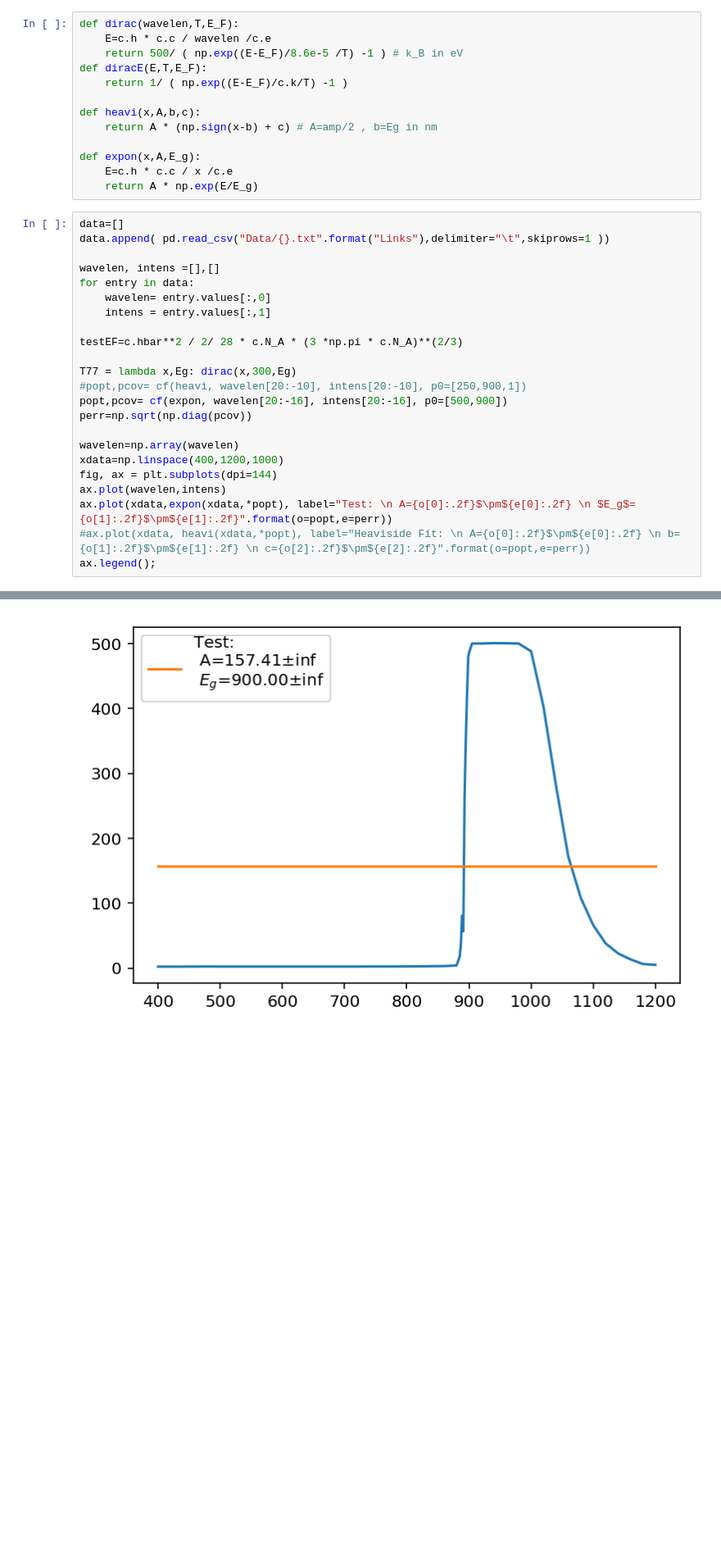
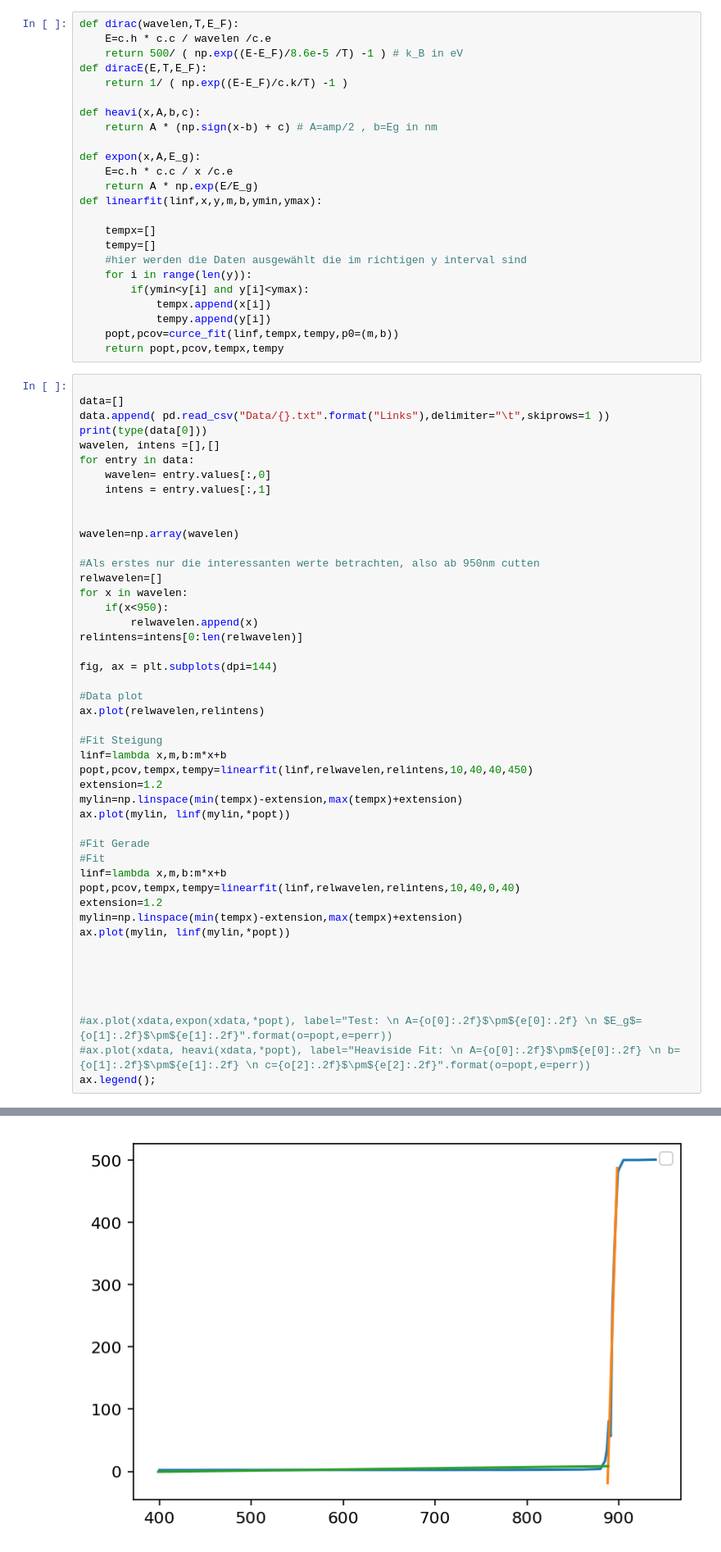
Before and after one commit to qwretz/fpraktikum, a Jupyter notebook: Energy Gap/EnergyGaps.ipynb, the cells around one changed output, grey strips where cells are left out. Shown at 82% size. Drawn from its saved outputs; the diff is of its cells as text; blank space fills up the shorter version.

```diff
--- a/Energy Gap/EnergyGaps.ipynb
+++ b/Energy Gap/EnergyGaps.ipynb
@@ -20,27 +54,62 @@ def heavi(x,A,b,c):
 def expon(x,A,E_g):
     E=c.h * c.c / x /c.e
     return A * np.exp(E/E_g)
+def linearfit(linf,x,y,m,b,ymin,ymax):
+
+    tempx=[]
+    tempy=[]
+    #hier werden die Daten ausgewählt die im richtigen y interval sind
+    for i in range(len(y)):
+        if(ymin<y[i] and y[i]<ymax):
+            tempx.append(x[i])
+            tempy.append(y[i])
+    popt,pcov=curce_fit(linf,tempx,tempy,p0=(m,b))
+    return popt,pcov,tempx,tempy
 # %%
+
 data=[]
 data.append( pd.read_csv("Data/{}.txt".format("Links"),delimiter="\t",skiprows=1 ))
-
+print(type(data[0]))
 wavelen, intens =[],[]
 for entry in data:
     wavelen= entry.values[:,0]
     intens = entry.values[:,1]
 
-testEF=c.hbar**2 / 2/ 28 * c.N_A * (3 *np.pi * c.N_A)**(2/3)
-
-T77 = lambda x,Eg: dirac(x,300,Eg)
-#popt,pcov= cf(heavi, wavelen[20:-10], intens[20:-10], p0=[250,900,1])
-popt,pcov= cf(expon, wavelen[20:-16], intens[20:-16], p0=[500,900])
-perr=np.sqrt(np.diag(pcov))
 
 wavelen=np.array(wavelen)
-xdata=np.linspace(400,1200,1000)
+
+#Als erstes nur die interessanten werte betrachten, also ab 950nm cutten
+relwavelen=[]
+for x in wavelen:
+    if(x<950):
+        relwavelen.append(x)
+relintens=intens[0:len(relwavelen)]
+
 fig, ax = plt.subplots(dpi=144)
-ax.plot(wavelen,intens)
-ax.plot(xdata,expon(xdata,*popt), label="Test: \n A={o[0]:.2f}$\pm${e[0]:.2f} \n $E_g$={o[1]:.2f}$\pm${e[1]:.2f}".format(o=popt,e=perr))
+
+#Data plot
+ax.plot(relwavelen,relintens)
+
+#Fit Steigung
+linf=lambda x,m,b:m*x+b
+popt,pcov,tempx,tempy=linearfit(linf,relwavelen,relintens,10,40,40,450)
+extension=1.2
+mylin=np.linspace(min(tempx)-extension,max(tempx)+extension)
+ax.plot(mylin, linf(mylin,*popt))
+
+#Fit Gerade
+#Fit
+linf=lambda x,m,b:m*x+b
+popt,pcov,tempx,tempy=linearfit(linf,relwavelen,relintens,10,40,0,40)
+extension=1.2
+mylin=np.linspace(min(tempx)-extension,max(tempx)+extension)
+ax.plot(mylin, linf(mylin,*popt))
+
+
+
+
+
+#ax.plot(xdata,expon(xdata,*popt), label="Test: \n A={o[0]:.2f}$\pm${e[0]:.2f} \n $E_g$={o[1]:.2f}$\pm${e[1]:.2f}".format(o=popt,e=perr))
 #ax.plot(xdata, heavi(xdata,*popt), label="Heaviside Fit: \n A={o[0]:.2f}$\pm${e[0]:.2f} \n b={o[1]:.2f}$\pm${e[1]:.2f} \n c={o[2]:.2f}$\pm${e[2]:.2f}".format(o=popt,e=perr))
 ax.legend();
 # %% [output]
@@ -47 +118 @@ ax.legend();
-[figure, old version]
+[figure, new version]
```
Also changed, not shown: parts of 4 cells of this notebook, 4 other files.
